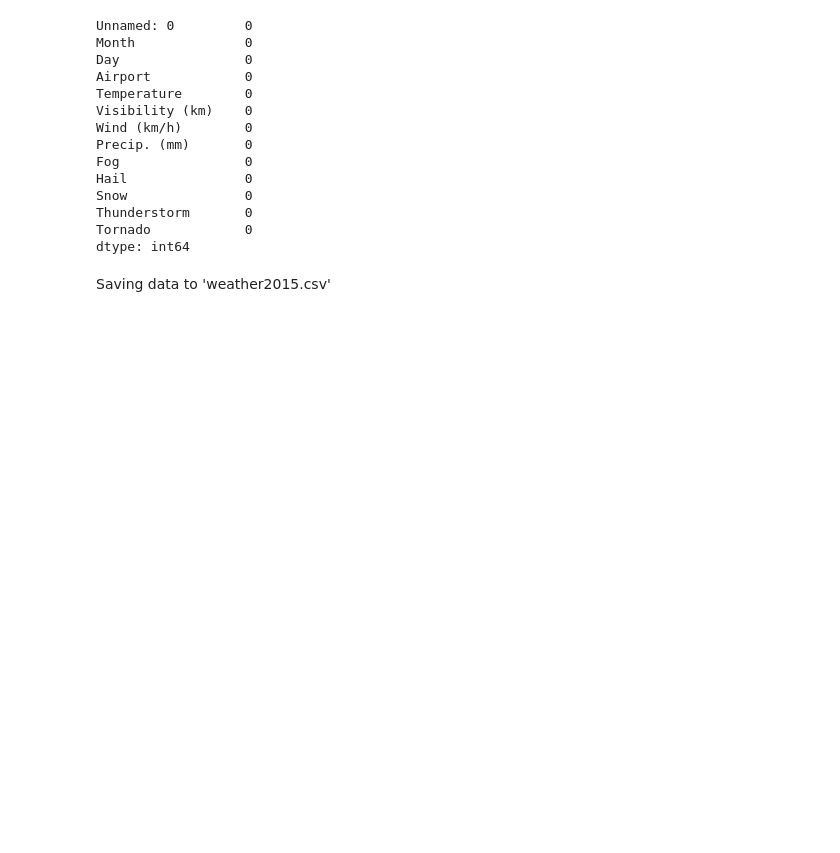
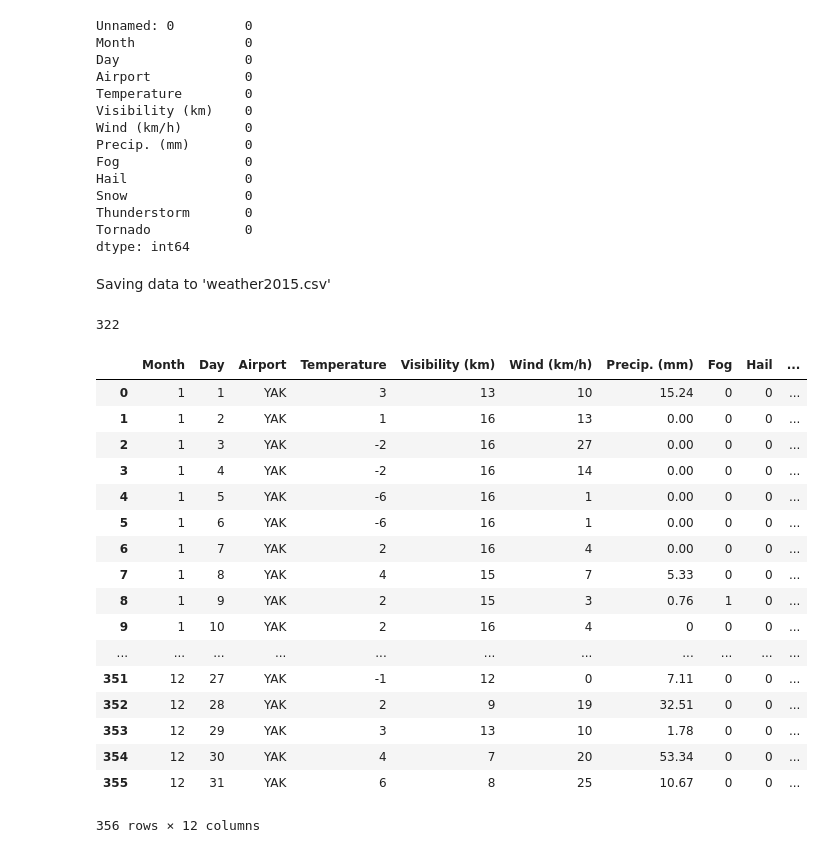
Before and after one commit to aniruddha96/Flight-delay-prediction, a Jupyter notebook: scraping.ipynb, the cells around one changed output. Drawn from its saved outputs; the diff is of its cells as text; code cells hidden in the pictures; blank space fills up the shorter version.

Commit message:
Add files via upload
weather scraping fix, joining weather and flight

```diff
--- a/scraping.ipynb
+++ b/scraping.ipynb
@@ -35,6 +35,8 @@ def scrape_2015_weather_by_airport(airport,code):
             c_day=1
         else:
             tds=trs[0].find_all('td')
+            d=tds[0].find_all('a')
+            d=d[0].text
             temp=tds[2].find_all('span')
             if(len(temp)>0):
                 temperature.append(temp[0].text)
@@ -87,10 +89,11 @@ def scrape_2015_weather_by_airport(airport,code):
                 Thunderstorm.append(t)
                 Tornado.append(to)
 
+            c_day=d
             month.append(c_month)
             day.append(c_day)
             port.append(airport)
-            c_day=c_day+1
+
     df=pd.DataFrame()
     df['Month']=month
     df['Day']=day
@@ -200,0 +205,25 @@ weather_data.to_csv('weather2015.csv')
+# %%
+len(weather_data.Airport.unique())
+# %% [output]
+322
+# %%
+scrape_2015_weather_by_airport('YAK','PAYA')
+# %% [output]
+|  | Month | Day | Airport | Temperature | Visibility (km) | Wind (km/h) | Precip. (mm) | Fog | Hail | ... |
+| 0 | 1 | 1 | YAK | 3 | 13 | 10 | 15.24 | 0 | 0 | ... |
+| 1 | 1 | 2 | YAK | 1 | 16 | 13 | 0.00 | 0 | 0 | ... |
+| 2 | 1 | 3 | YAK | -2 | 16 | 27 | 0.00 | 0 | 0 | ... |
+| 3 | 1 | 4 | YAK | -2 | 16 | 14 | 0.00 | 0 | 0 | ... |
+| 4 | 1 | 5 | YAK | -6 | 16 | 1 | 0.00 | 0 | 0 | ... |
+| 5 | 1 | 6 | YAK | -6 | 16 | 1 | 0.00 | 0 | 0 | ... |
+| 6 | 1 | 7 | YAK | 2 | 16 | 4 | 0.00 | 0 | 0 | ... |
+| 7 | 1 | 8 | YAK | 4 | 15 | 7 | 5.33 | 0 | 0 | ... |
+| 8 | 1 | 9 | YAK | 2 | 15 | 3 | 0.76 | 1 | 0 | ... |
+| 9 | 1 | 10 | YAK | 2 | 16 | 4 | 0 | 0 | 0 | ... |
+| ... | ... | ... | ... | ... | ... | ... | ... | ... | ... | ... |
+| 351 | 12 | 27 | YAK | -1 | 12 | 0 | 7.11 | 0 | 0 | ... |
+| 352 | 12 | 28 | YAK | 2 | 9 | 19 | 32.51 | 0 | 0 | ... |
+| 353 | 12 | 29 | YAK | 3 | 13 | 10 | 1.78 | 0 | 0 | ... |
+| 354 | 12 | 30 | YAK | 4 | 7 | 20 | 53.34 | 0 | 0 | ... |
+| 355 | 12 | 31 | YAK | 6 | 8 | 25 | 10.67 | 0 | 0 | ... |
+356 rows × 12 columns
```
Also changed, not shown: parts of 4 cells of this notebook, 6 other files.
